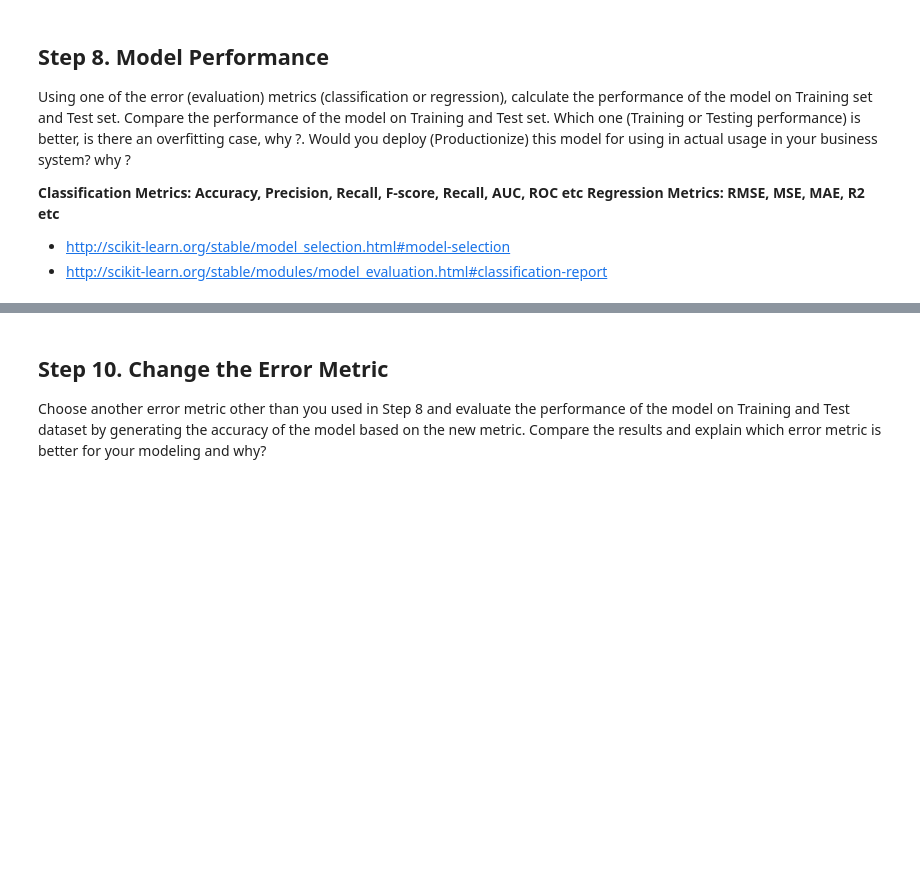
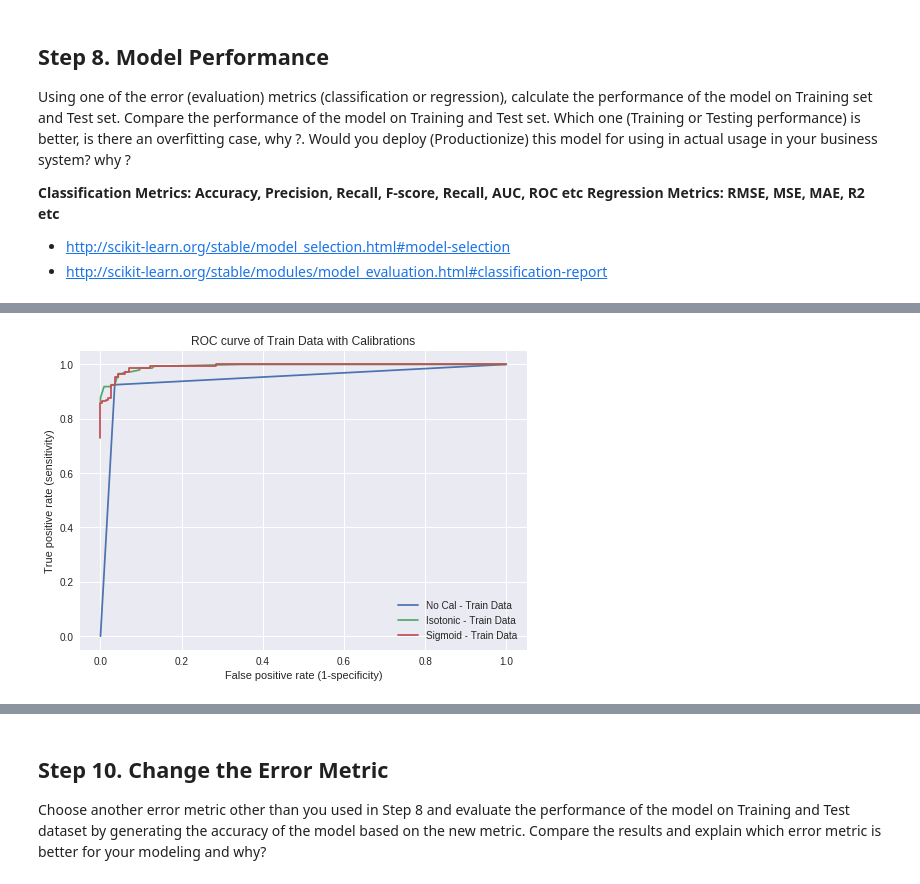
Before and after one commit to eneskemalergin/Data_Mining_Spring2017, a Jupyter notebook: Project/eneskemal_PredModel.ipynb, the cells around one changed output, grey strips where cells are left out. Saved outputs shown, nothing was run; the diff lists cells and outputs as text; code cells hidden in the pictures; blank space fills up the shorter version.

```diff
--- a/Project/eneskemal_PredModel.ipynb
+++ b/Project/eneskemal_PredModel.ipynb
@@ -293,0 +313,43 @@ Go back to Step5, and choose different values of the model parameters and re-tra
+# %%
+# For Training Data:
+# Let's remember we have GaussianNB model with
+#  no calibration called out_train_pred
+
+from sklearn.calibration import CalibratedClassifierCV
+# Gaussian Naive-Bayes with isotonic calibration
+nb_model_isotonic = CalibratedClassifierCV(nb_model, cv=2, method='isotonic')
+nb_model_isotonic.fit(inp_train, out_train)
+out_train_isotonic = nb_model_isotonic.predict_proba(inp_train)[:, 1]
+out_test_isotonic = nb_model_isotonic.predict_proba(inp_test)[:, 1]
+# %%
+# Gaussian Naive-Bayes with sigmoid calibration
+nb_model_sigmoid = CalibratedClassifierCV(nb_model, cv=2, method='sigmoid')
+nb_model_sigmoid.fit(inp_train, out_train)
+out_train_sigmoid = nb_model_sigmoid.predict_proba(inp_train)[:, 1]
+out_test_sigmoid = nb_model_sigmoid.predict_proba(inp_test)[:, 1]
+# %%
+## Plotting the comparison of train Data roc_curves
+# ROC curve for train data no calibration
+fpr,tpr,thresholds = roc_curve(out_train, out_train_pred)
+# plot the curve
+plt.plot(fpr, tpr, label="No Cal - Train Data")
+
+# ROC curve for train data isotonic calibration
+fpr,tpr,thresholds = roc_curve(out_train, out_train_isotonic)
+# plot the curve
+plt.plot(fpr, tpr, label="Isotonic - Train Data")
+
+# ROC curve for train data sigmoid calibration
+fpr,tpr,thresholds = roc_curve(out_train, out_train_sigmoid)
+# plot the curve
+plt.plot(fpr, tpr, label="Sigmoid - Train Data")
+
+plt.xlim([-0.05,1.05])
+plt.ylim([-0.05,1.05])
+plt.title('ROC curve of Train Data with Calibrations')
+plt.xlabel('False positive rate (1-specificity)')
+plt.ylabel('True positive rate (sensitivity)')
+plt.legend(loc=4,)
+plt.show()
+# %% [output]
+[figure, added]
```
Also changed, not shown: parts of 15 cells of this notebook.
